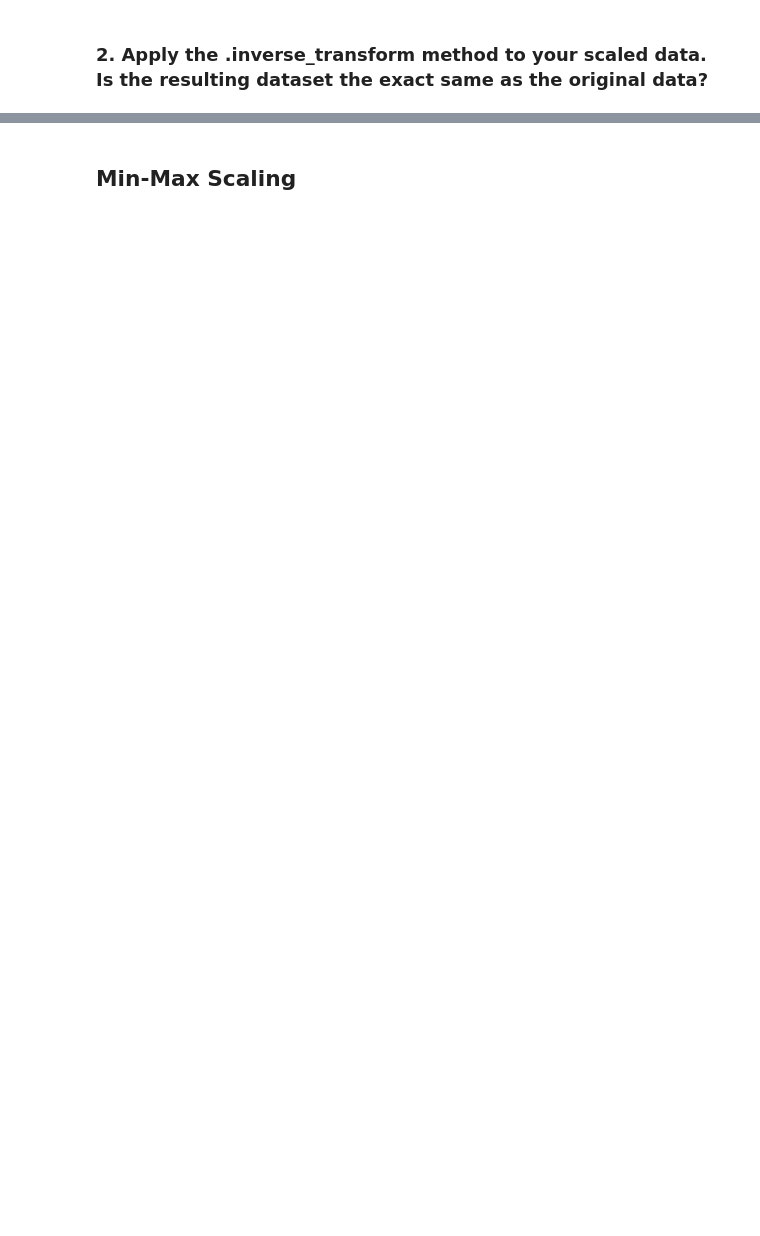
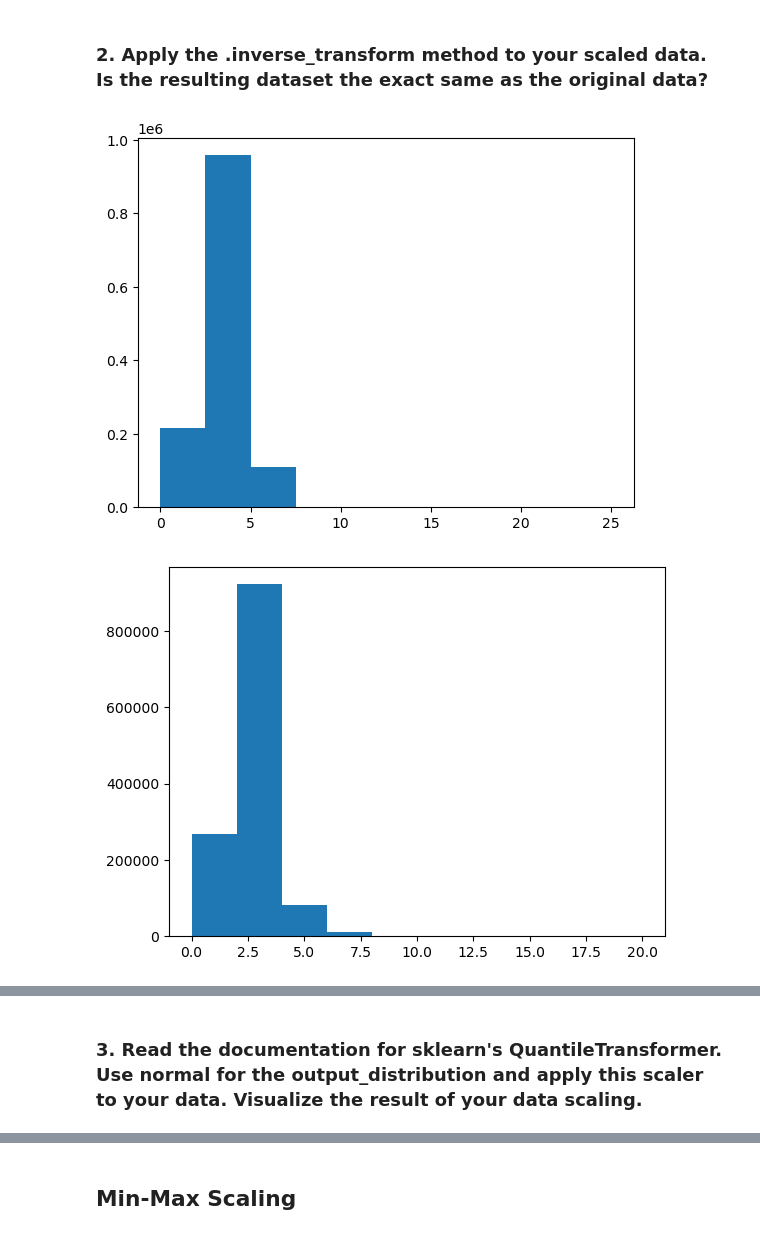
Before and after one commit to Miatta-Sinayoko/Regression-exercises, a Jupyter notebook: scaling.ipynb, the cells around one changed output, grey strips where cells are left out. Drawn from its saved outputs; the diff is of its cells as text; code cells hidden in the pictures; blank space fills up the shorter version.

```diff
--- a/scaling.ipynb
+++ b/scaling.ipynb
@@ -26,2 +118,18 @@ x_train, x_validate = train_test_split(x_train_and_validate)
 # %% [markdown]
 ### 2. Apply the .inverse_transform method to your scaled data. Is the resulting dataset the exact same as the original data?
+# %%
+# inverse transform
+
+train_inverse_scaled = scaler.inverse_transform(train_scaled)
+validate_inverse_scaled = scaler.inverse_transform(validate_scaled)
+test_inverse_scaled = scaler.inverse_transform(test_scaled)
+# %%
+train_inverse_scaled = pd.DataFrame(train_inverse_scaled)
+# %%
+ # visualize the scaled data
+for col in train_inverse_scaled.columns:
+    plt.figure()
+    plt.hist(train_inverse_scaled[col])
+# %% [output]
+[figure, added]
+[figure, added]
@@ -27,0 +139,2 @@ x_train, x_validate = train_test_split(x_train_and_validate)
+# %% [markdown]
+### 3. Read the documentation for sklearn's QuantileTransformer. Use normal for the output_distribution and apply this scaler to your data. Visualize the result of your data scaling.
```
Also changed, not shown: parts of 30 cells of this notebook.
